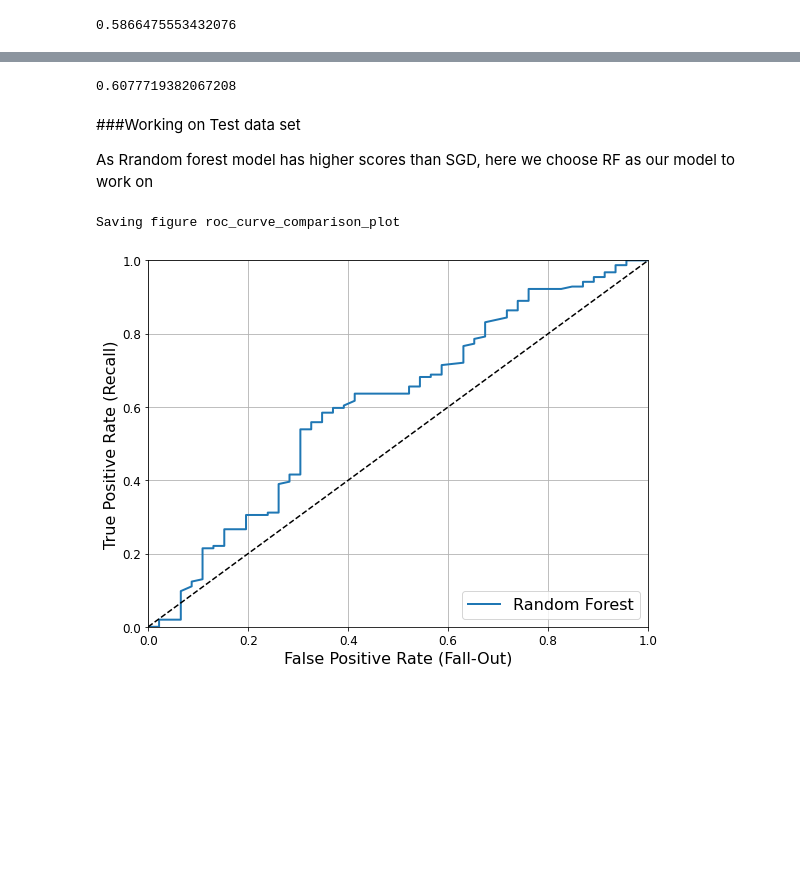
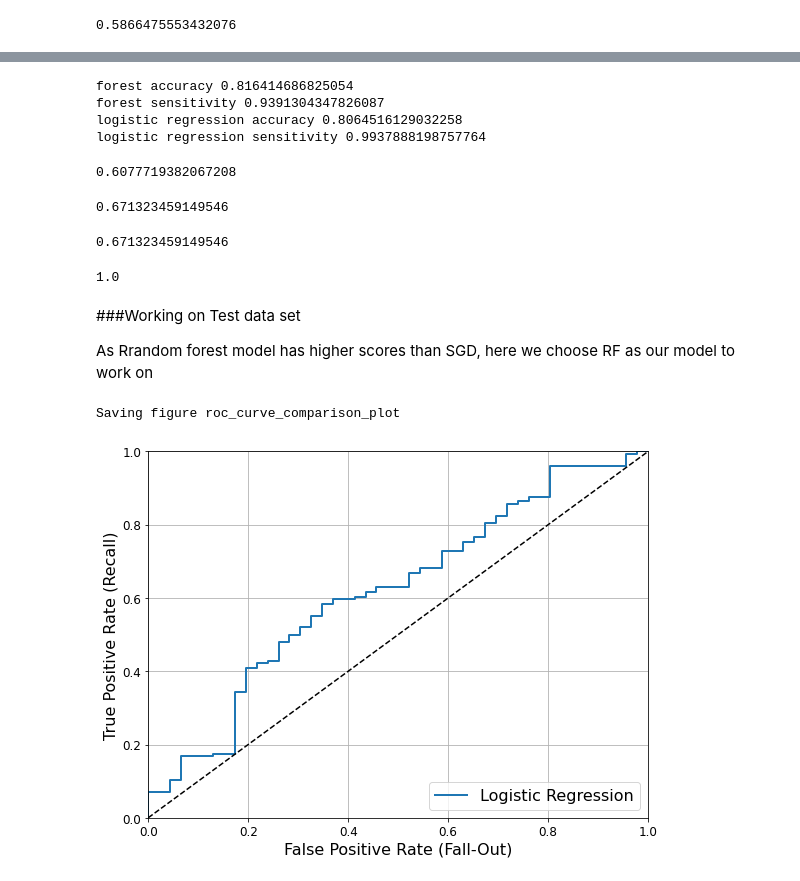
Before and after one commit to SighOfFrostmourne/ECOM6022, a Jupyter notebook: Assignment_2.ipynb, the cells around one changed output, grey strips where cells are left out. Saved outputs shown, nothing was run; the diff lists cells and outputs as text; code cells hidden in the pictures; blank space fills up the shorter version.

```diff
--- a/Assignment_2.ipynb
+++ b/Assignment_2.ipynb
@@ -258,4 +270,26 @@ Saving figure roc_curve_comparison_plot
+# %%
+y_train_pred_forest = cross_val_predict(forest_clf, x_train_std, y_train, cv=3)
+y_train_pred_lr = cross_val_predict(lr_clf,x_train_std, y_train, cv=3)
+accuracy_forest = precision_score(y_train, y_train_pred_forest)
+sensitivity_forest = recall_score(y_train, y_train_pred_forest)
+
+accuracy_lr = precision_score(y_train, y_train_pred_lr)
+sensitivity_lr = recall_score(y_train, y_train_pred_lr)
+
+print("forest accuracy", accuracy_forest)
+print("forest sensitivity", sensitivity_forest)
+print("logistic regression accuracy", accuracy_lr)
+print("logistic regression sensitivity", sensitivity_lr)
+# %% [output]
+forest accuracy 0.816414686825054
+forest sensitivity 0.9391304347826087
+logistic regression accuracy 0.8064516129032258
+logistic regression sensitivity 0.9937888198757764
 # %%
 roc_auc_score(y_train, y_scores_forest)
 # %% [output]
 0.6077719382067208
+# %%
+roc_auc_score(y_train, y_scores_lr)
+# %% [output]
+0.671323459149546
@@ -262,26 +317,18 @@ roc_auc_score(y_train, y_scores_forest)
+# %%
+#{'C': 0.0059892483184825155, 'penalty': 'l2', 'solver': 'newton-cg'}
+lr_clf_best = LogisticRegression(penalty="l2",solver="newton-cg", C=0.0059892483184825155)
+y_probas_lr_best = cross_val_predict(lr_clf_best, x_train_std, y_train, cv=3,
+                                    method="predict_proba")
+y_scores_lr_best = y_probas_lr[:, 1] # score = proba of positive class
+roc_auc_score(y_train, y_scores_lr_best)
+# %% [output]
+0.671323459149546
+# %%
+y_train_pred_lr_best = cross_val_predict(lr_clf_best, x_train_std, y_train, cv=3)
+recall_score(y_train, y_train_pred_lr_best)
+# %% [output]
+1.0
 # %% [markdown]
 ###Working on Test data set
 
 As Rrandom forest model has higher scores than SGD, here we choose RF as our model to work on
-# %%
-forest_clf = RandomForestClassifier(n_estimators=1000, random_state=42)
-y_probas_forest = cross_val_predict(forest_clf, x_test_std, y_test, method="predict_proba")
-y_scores_forest = y_probas_forest[:, 1] # score = proba of positive class
-
-
-fpr_forest, tpr_forest, thresholds_forest = roc_curve(y_test,y_scores_forest)
-
-recall_for_forest = tpr_forest[np.argmax(fpr_forest >= fpr_90)]
-
-plt.figure(figsize=(8, 6))
-plot_roc_curve(fpr_forest, tpr_forest, "Random Forest")
-#plt.plot([0.0, fpr_90], [recall_for_forest, recall_for_forest], "r:")
-#plt.plot([fpr_90, fpr_90], [0., recall_for_forest], "r:")
-#plt.plot([fpr_90], [recall_for_forest], "ro")
-plt.grid(True)
-plt.legend(loc="lower right", fontsize=16)
-save_fig("roc_curve_comparison_plot")
-plt.show()
-# %% [output]
-Saving figure roc_curve_comparison_plot
-[figure, removed]
@@ -292,0 +335,17 @@ fpr_90 = fpr[np.argmax(tpr >= recall_90_precision)]
+# %%
+lr_clf = LogisticRegression()
+final_model = lr_clf.fit(x_train_std,y_train)
+final_probas = final_model.predict_proba(x_test_std)
+final_scores = final_probas[:,1]
+fpr_lr_final, tpr_lr_final, thresholds_lr_final = roc_curve(y_test,final_scores)
+
+
+plt.figure(figsize=(8, 6))
+plot_roc_curve(fpr_lr_final, tpr_lr_final, "Logistic Regression")
+plt.grid(True)
+plt.legend(loc="lower right", fontsize=16)
+save_fig("roc_curve_comparison_plot")
+plt.show()
+# %% [output]
+Saving figure roc_curve_comparison_plot
+[figure, added]
```
Also changed, not shown: parts of 11 cells of this notebook.
